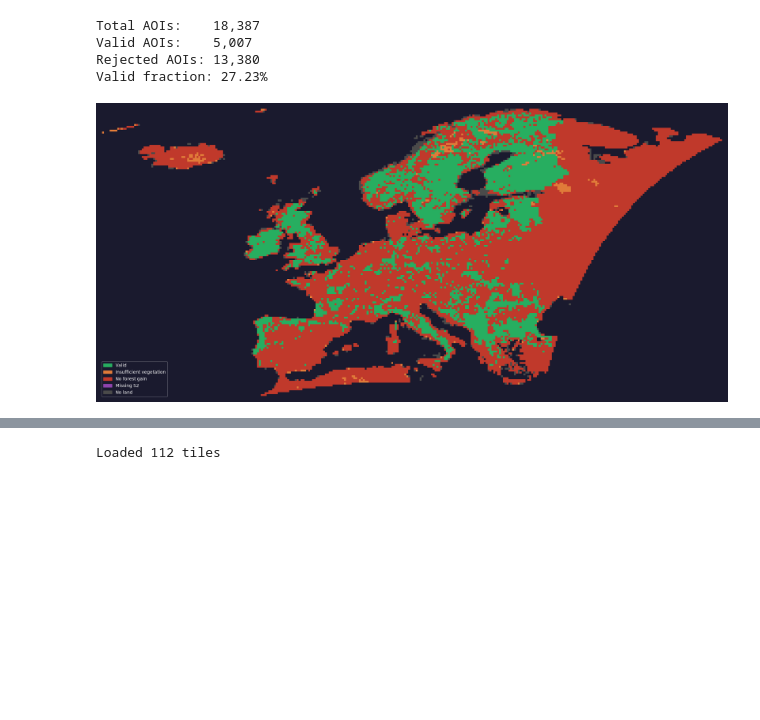
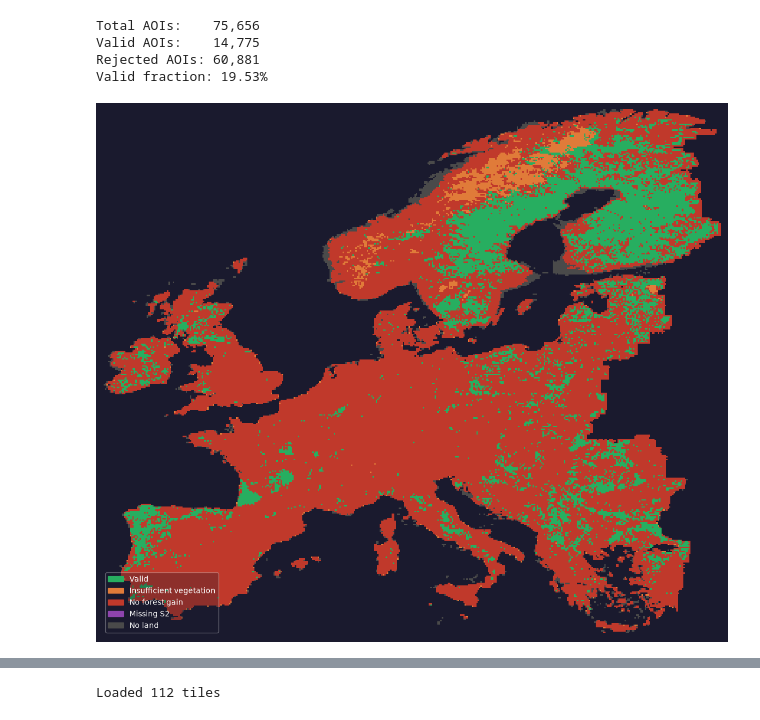
Before and after one commit to JamesBrockUoB/ForestGainFoundations, a Jupyter notebook: DataCollection/data_analysis.ipynb, the cells around one changed output, grey strips where cells are left out. Drawn from its saved outputs; the diff is of its cells as text; code cells hidden in the pictures; blank space fills up the shorter version.

```diff
--- a/DataCollection/data_analysis.ipynb
+++ b/DataCollection/data_analysis.ipynb
@@ -6,9 +6,7 @@ import matplotlib.patches as mpatches
 from matplotlib.colors import ListedColormap
 from pathlib import Path
 
-PERIOD = "p1"
-
-STEP = 0.25
+STEP = 0.1
 CLIP_TO_DATA = True
 
 lon_min = -180.0
@@ -36,11 +34,11 @@ REJECTION_CODE = {
 
 BASE = Path("data/aois")
 
-ALL_AOIS_FILE = BASE / f"all_aois_{PERIOD}.json"
-VALID_FILE = BASE / f"valid_aois_{PERIOD}.json"
-REJECTED_FILE = BASE / f"rejected_aois_{PERIOD}.json"
+ALL_AOIS_FILE = BASE / f"all_aois.json"
+VALID_FILE = BASE / f"valid_aois.json"
+REJECTED_FILE = BASE / f"rejected_aois.json"
 
-CHECKPOINT_FILE = BASE / f"aoi_filter_checkpoint_{PERIOD}.json"
+CHECKPOINT_FILE = BASE / f"aoi_filter_checkpoint.json"
 
 with open(ALL_AOIS_FILE) as f:
     all_aois = json.load(f)
@@ -121,37 +119,37 @@ legend_elements = [
     mpatches.Patch(color="#8e44ad", label="Missing S2"),
     mpatches.Patch(color="#4a4a4a", label="No land"),
 ]
 
 ax.legend(
     handles=legend_elements,
     loc="lower left",
     framealpha=0.3,
     facecolor="#1a1a2e",
     edgecolor="white",
     labelcolor="white",
     fontsize=10,
 )
 
 if CLIP_TO_DATA:
-    with open("data/aois/all_aois_p1.json") as f:
+    with open("data/aois/all_aois.json") as f:
         all_aois = json.load(f)
     all_aois = [a.get("properties", a) for a in all_aois]
     lons = [a["minLon"] for a in all_aois]
     lats = [a["minLat"] for a in all_aois]
     x_min = int((min(lons) - lon_min) / STEP) - 2
     x_max = int((max(lons) - lon_min) / STEP) + 2
     y_min = int((min(lats) - lat_min) / STEP) - 2
     y_max = int((max(lats) - lat_min) / STEP) + 2
     ax.set_xlim(x_min, x_max)
     ax.set_ylim(y_min, y_max)
 
 ax.axis("off")
 plt.tight_layout()
-plt.savefig(f"data/aois/aoi_map_{PERIOD}.png", dpi=150, bbox_inches="tight", facecolor="#1a1a2e")
+plt.savefig(f"data/aois/aoi_map.png", dpi=150, bbox_inches="tight", facecolor="#1a1a2e")
 plt.show()
 # %% [output]
-Total AOIs:    18,387
-Valid AOIs:    5,007
-Rejected AOIs: 13,380
-Valid fraction: 27.23%
+Total AOIs:    75,656
+Valid AOIs:    14,775
+Rejected AOIs: 60,881
+Valid fraction: 19.53%
-[figure, old version]
+[figure, new version]
```
Also changed, not shown: parts of 15 cells of this notebook, 57 other files.
